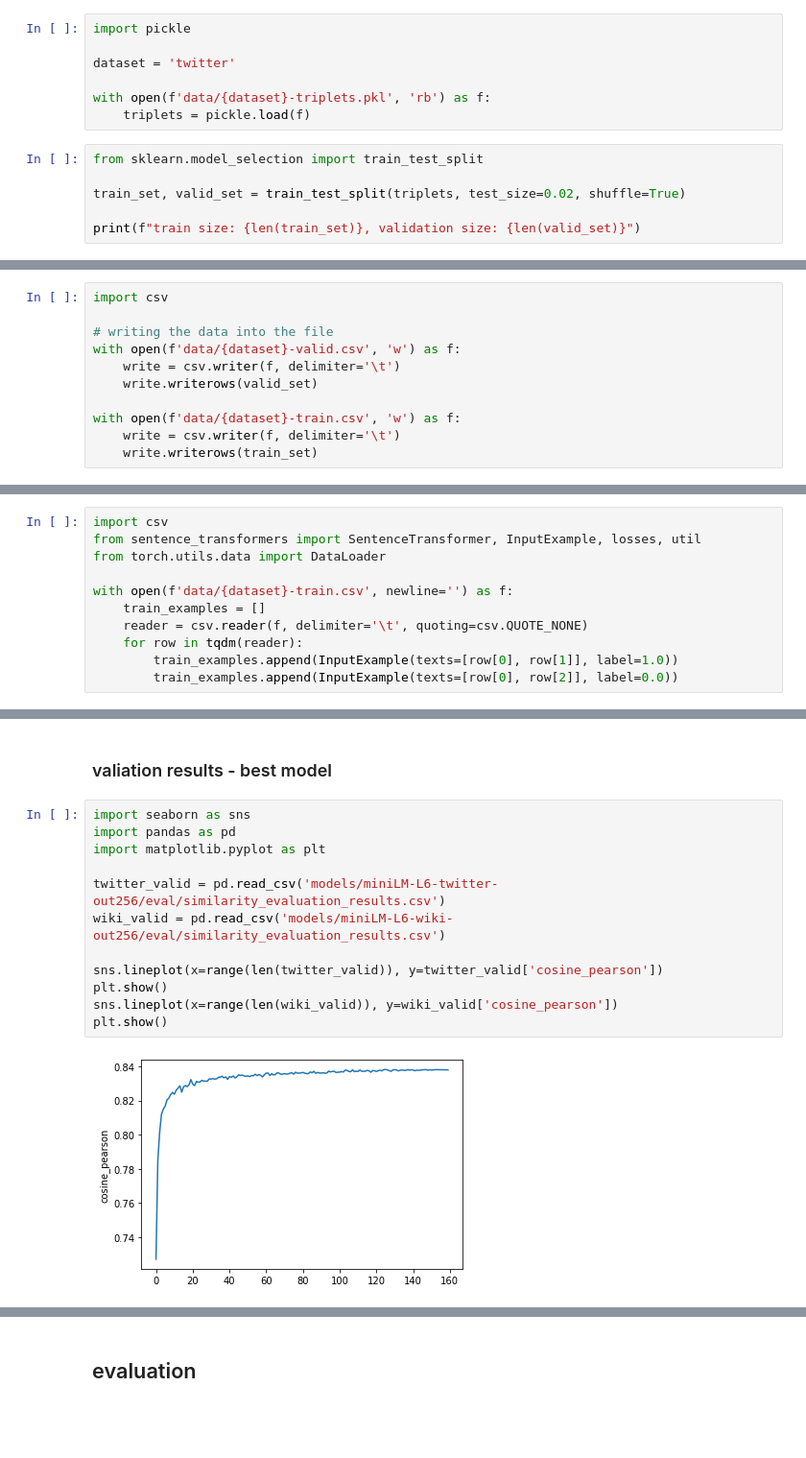
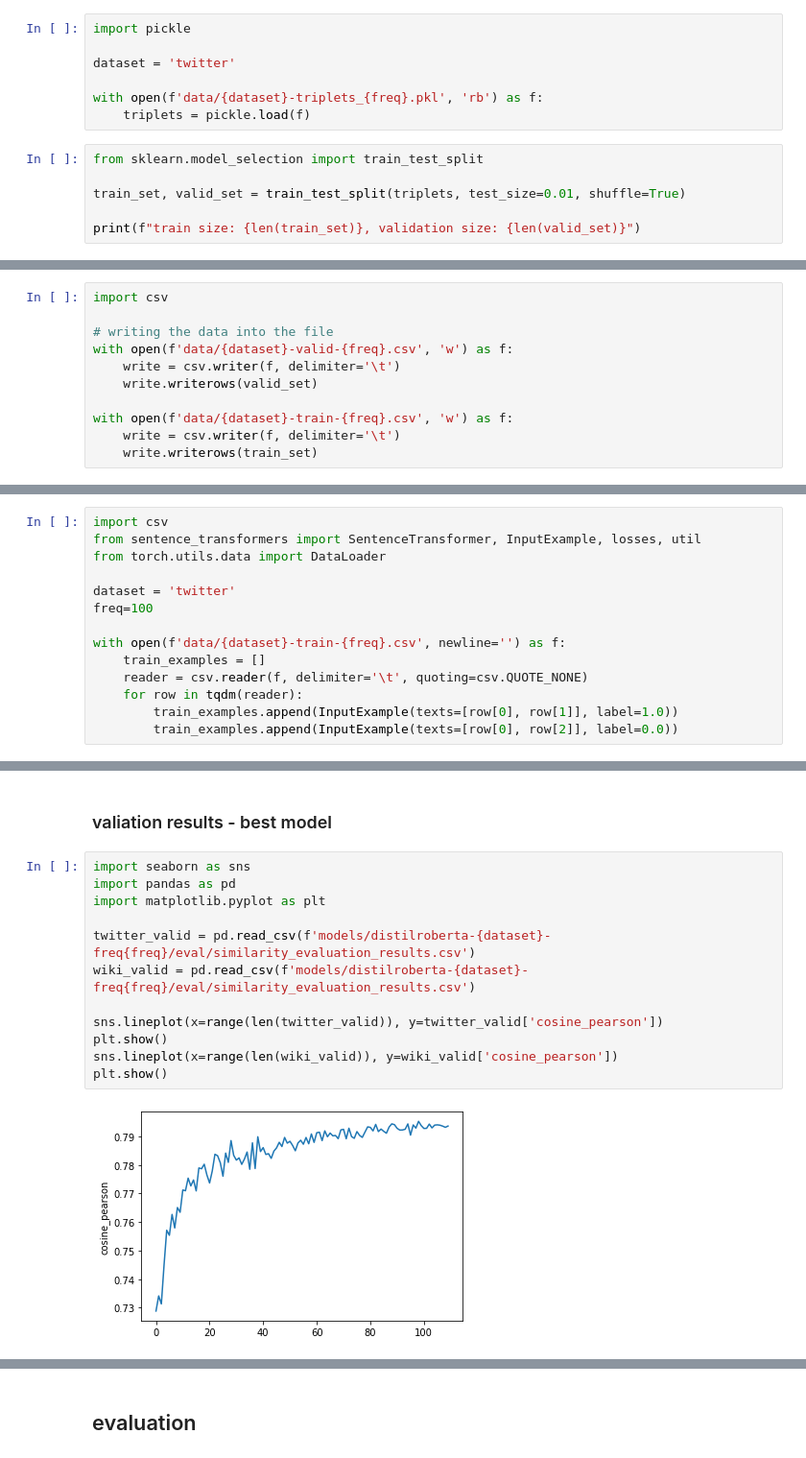
Before and after one commit to navidmdn/identity_embedding, a Jupyter notebook: pi2v.ipynb, the cells around one changed output, grey strips where cells are left out. Shown: that part at 96% size. Cells and saved outputs as stored; diff of their text form; blank space fills up the shorter version.

```diff
--- a/pi2v.ipynb
+++ b/pi2v.ipynb
@@ -447,12 +470,12 @@ import pickle
 
 dataset = 'twitter'
 
-with open(f'data/{dataset}-triplets.pkl', 'rb') as f:
+with open(f'data/{dataset}-triplets_{freq}.pkl', 'rb') as f:
     triplets = pickle.load(f)
 # %%
 from sklearn.model_selection import train_test_split
 
-train_set, valid_set = train_test_split(triplets, test_size=0.02, shuffle=True)
+train_set, valid_set = train_test_split(triplets, test_size=0.01, shuffle=True)
 
 print(f"train size: {len(train_set)}, validation size: {len(valid_set)}")
 # %% [output]
@@ -461,11 +484,11 @@ train size: 4955659, validation size: 101136
 import csv
 
 # writing the data into the file
-with open(f'data/{dataset}-valid.csv', 'w') as f:
+with open(f'data/{dataset}-valid-{freq}.csv', 'w') as f:
     write = csv.writer(f, delimiter='\t')
     write.writerows(valid_set)
 
-with open(f'data/{dataset}-train.csv', 'w') as f:
+with open(f'data/{dataset}-train-{freq}.csv', 'w') as f:
     write = csv.writer(f, delimiter='\t')
     write.writerows(train_set)
 # %% [markdown]
@@ -477,7 +500,10 @@ import csv
 from sentence_transformers import SentenceTransformer, InputExample, losses, util
 from torch.utils.data import DataLoader
 
-with open(f'data/{dataset}-train.csv', newline='') as f:
+dataset = 'twitter'
+freq=100
+
+with open(f'data/{dataset}-train-{freq}.csv', newline='') as f:
     train_examples = []
     reader = csv.reader(f, delimiter='\t', quoting=csv.QUOTE_NONE)
     for row in tqdm(reader):
@@ -578,14 +567,14 @@ NotebookApp.rate_limit_window=3.0 (secs)
 # %%
 import seaborn as sns
 import pandas as pd
 import matplotlib.pyplot as plt
 
-twitter_valid = pd.read_csv('models/miniLM-L6-twitter-out256/eval/similarity_evaluation_results.csv')
-wiki_valid = pd.read_csv('models/miniLM-L6-wiki-out256/eval/similarity_evaluation_results.csv')
+twitter_valid = pd.read_csv(f'models/distilroberta-{dataset}-freq{freq}/eval/similarity_evaluation_results.csv')
+wiki_valid = pd.read_csv(f'models/distilroberta-{dataset}-freq{freq}/eval/similarity_evaluation_results.csv')
 
 sns.lineplot(x=range(len(twitter_valid)), y=twitter_valid['cosine_pearson'])
 plt.show()
 sns.lineplot(x=range(len(wiki_valid)), y=wiki_valid['cosine_pearson'])
 plt.show()
 # %% [output]
-[figure, old version]
+[figure, new version]
```
Also changed, not shown: parts of 16 cells of this notebook, 1 other file.
